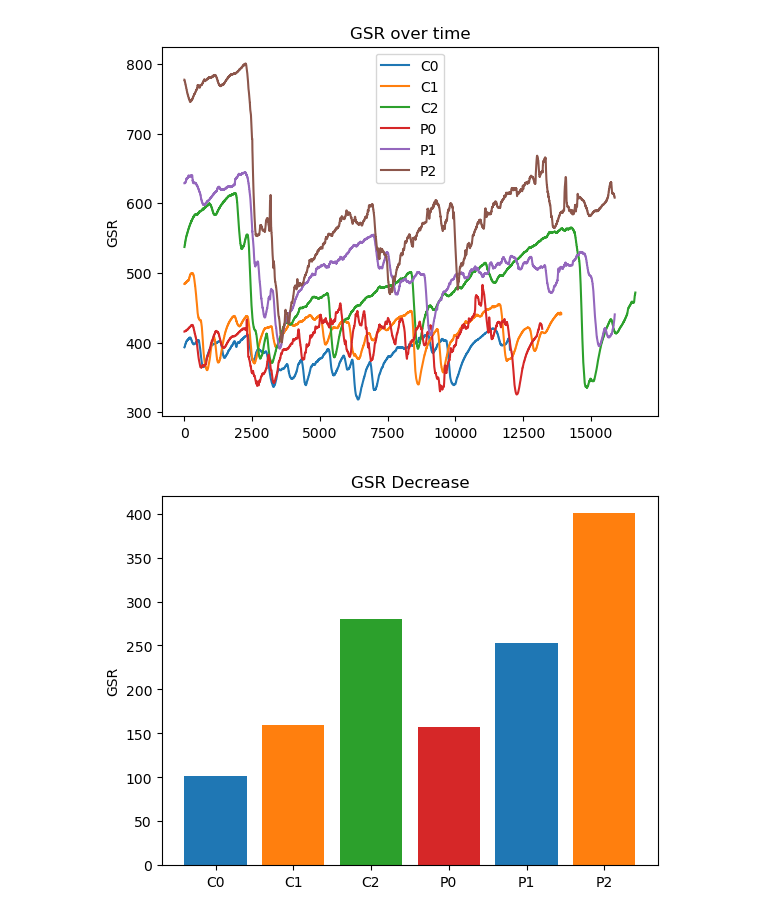
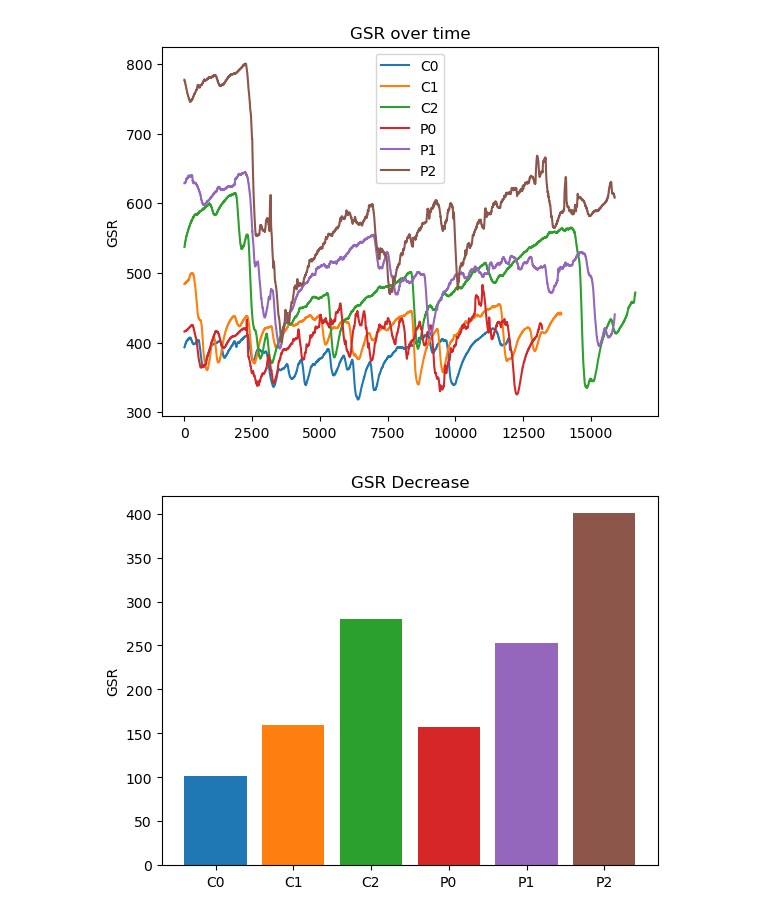
Before and after one commit to EliDll/pseudo-haptic-weight-lifting, a Jupyter notebook: EDA/imot_edda.ipynb, the cells around one changed output. Saved outputs shown, nothing was run; the diff lists cells and outputs as text; code cells hidden in the pictures.

```diff
--- a/EDA/imot_edda.ipynb
+++ b/EDA/imot_edda.ipynb
@@ -86,14 +85,14 @@ plt.show()
 # %%
 def delta_gsr(df):
     return df[gsr].max() - df[gsr].min()
 
 labels = ['C0', 'C1', 'C2', 'P0', 'P1', 'P2']
 deltas = [delta_gsr(c_0),delta_gsr(c_1), delta_gsr(c_2), delta_gsr(p_0), delta_gsr(p_1),delta_gsr(p_2)]
-colors = ['tab:blue', 'tab:orange', 'tab:green', 'tab:red']
+colors = ['tab:blue', 'tab:orange', 'tab:green', 'tab:red', 'tab:purple', 'tab:brown']
 
 plt.bar(labels, deltas, color=colors)
 plt.title('GSR Decrease')
 plt.ylabel('GSR')
 plt.show()
 # %% [output]
-[figure, old version]
+[figure, new version]
```
Also changed, not shown: parts of 1 cell of this notebook, 2 other files.
